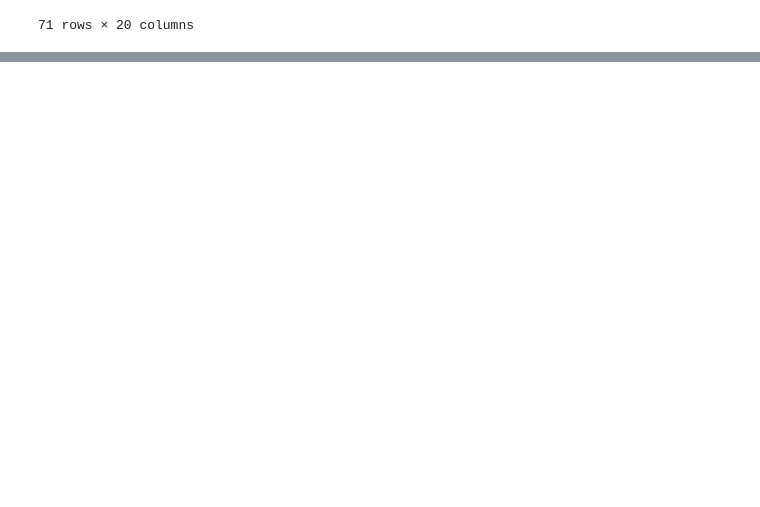
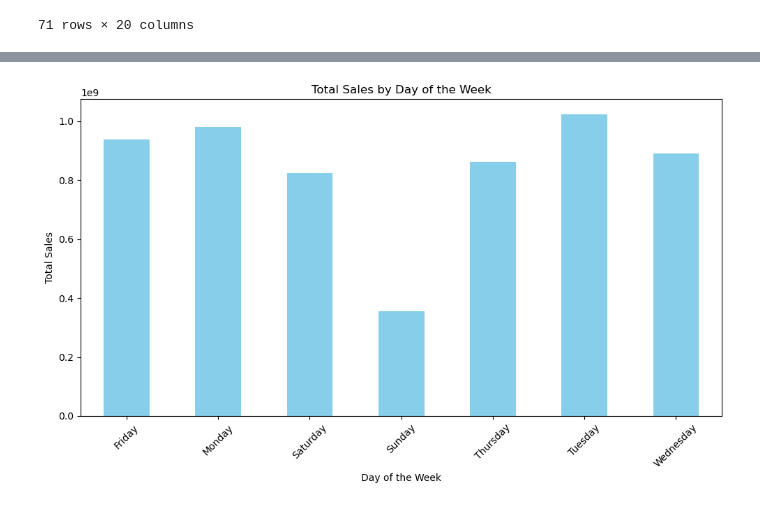
Before and after one commit to Huzaifawahid/Python-Programming-for-business-and-Life-Sciences, a Jupyter notebook: Working File-checkpoint.ipynb, the cells around one changed output, grey strips where cells are left out. Cells and saved outputs as stored; diff of their text form; code cells hidden in the pictures; blank space fills up the shorter version.

```diff
--- a/Working File-checkpoint.ipynb
+++ b/Working File-checkpoint.ipynb
@@ -154,0 +173,15 @@ noholiday_data = df[(df["Open"]>=1) & (df["StateHoliday"]== "0")]
+# %%
+from matplotlib.ticker import FuncFormatter
+daily_sales = Store_open_data.groupby('Day')['Sales'].sum()
+
+# Plot the bar chart
+plt.figure(figsize=(10, 6))
+daily_sales.plot(kind='bar', color='skyblue')
+plt.title('Total Sales by Day of the Week')
+plt.xlabel('Day of the Week')
+plt.ylabel('Total Sales')
+plt.xticks(rotation=45)
+plt.tight_layout()
+plt.show()
+# %% [output]
+[figure, added]
```
Also changed, not shown: parts of 3 cells of this notebook.
